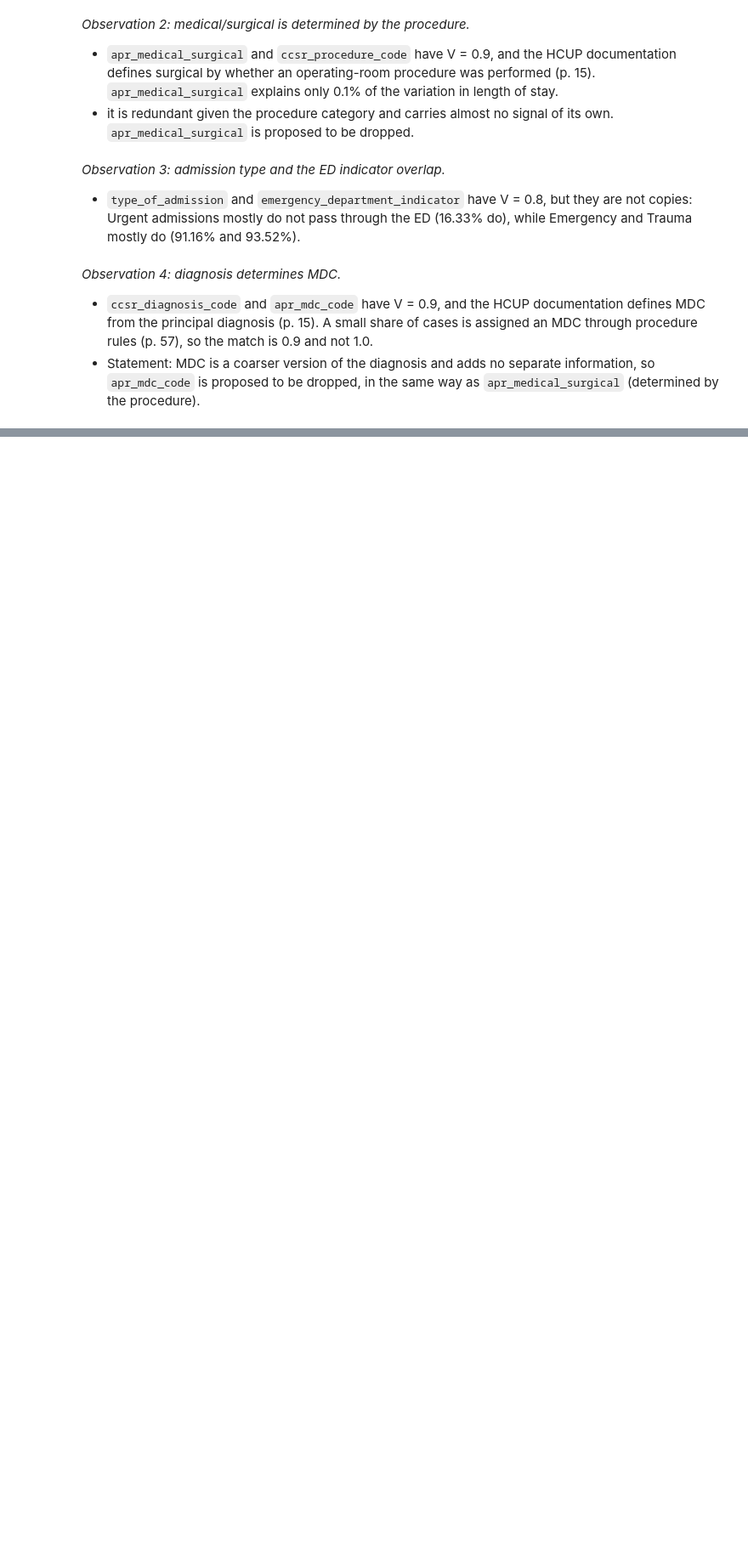
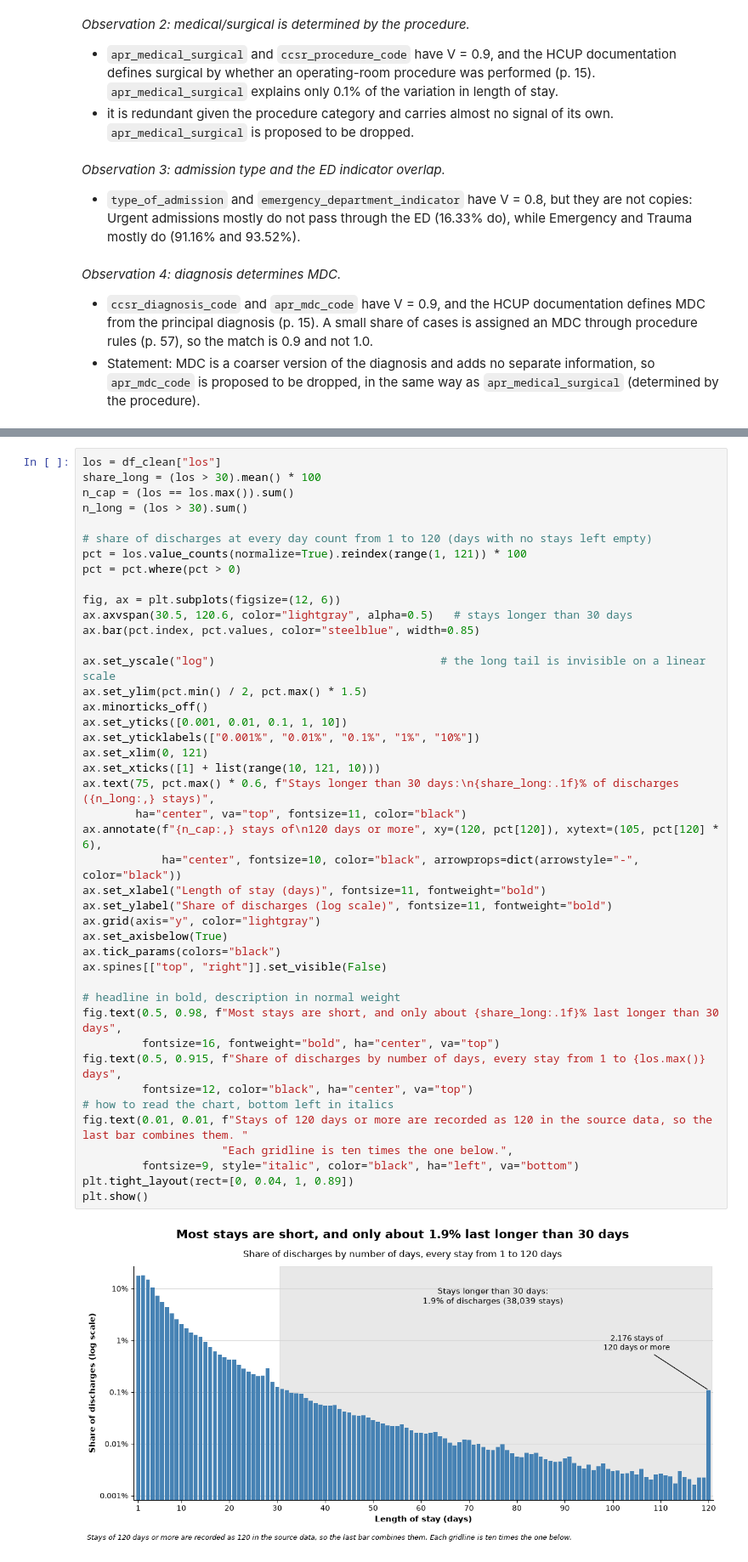
Before and after one commit to suehuynh/hospital-stay-forecast, a Jupyter notebook: src/eda_cleaning_tmp.ipynb, the cells around one changed output, grey strips where cells are left out. Shown at 85% size. Drawn from its saved outputs; the diff is of its cells as text; blank space fills up the shorter version.

```diff
--- a/src/eda_cleaning.ipynb
+++ b/src/eda_cleaning_tmp.ipynb
@@ -1235,0 +1288,45 @@ plt.show()
+# %%
+los = df_clean["los"]
+share_long = (los > 30).mean() * 100
+n_cap = (los == los.max()).sum()
+n_long = (los > 30).sum()
+
+# share of discharges at every day count from 1 to 120 (days with no stays left empty)
+pct = los.value_counts(normalize=True).reindex(range(1, 121)) * 100
+pct = pct.where(pct > 0)
+
+fig, ax = plt.subplots(figsize=(12, 6))
+ax.axvspan(30.5, 120.6, color="lightgray", alpha=0.5)   # stays longer than 30 days
+ax.bar(pct.index, pct.values, color="steelblue", width=0.85)
+
+ax.set_yscale("log")                                  # the long tail is invisible on a linear scale
+ax.set_ylim(pct.min() / 2, pct.max() * 1.5)
+ax.minorticks_off()
+ax.set_yticks([0.001, 0.01, 0.1, 1, 10])
+ax.set_yticklabels(["0.001%", "0.01%", "0.1%", "1%", "10%"])
+ax.set_xlim(0, 121)
+ax.set_xticks([1] + list(range(10, 121, 10)))
+ax.text(75, pct.max() * 0.6, f"Stays longer than 30 days:\n{share_long:.1f}% of discharges ({n_long:,} stays)",
+        ha="center", va="top", fontsize=11, color="black")
+ax.annotate(f"{n_cap:,} stays of\n120 days or more", xy=(120, pct[120]), xytext=(105, pct[120] * 6),
+            ha="center", fontsize=10, color="black", arrowprops=dict(arrowstyle="-", color="black"))
+ax.set_xlabel("Length of stay (days)", fontsize=11, fontweight="bold")
+ax.set_ylabel("Share of discharges (log scale)", fontsize=11, fontweight="bold")
+ax.grid(axis="y", color="lightgray")
+ax.set_axisbelow(True)
+ax.tick_params(colors="black")
+ax.spines[["top", "right"]].set_visible(False)
+
+# headline in bold, description in normal weight
+fig.text(0.5, 0.98, f"Most stays are short, and only about {share_long:.1f}% last longer than 30 days",
+         fontsize=16, fontweight="bold", ha="center", va="top")
+fig.text(0.5, 0.915, f"Share of discharges by number of days, every stay from 1 to {los.max()} days",
+         fontsize=12, color="black", ha="center", va="top")
+# how to read the chart, bottom left in italics
+fig.text(0.01, 0.01, f"Stays of 120 days or more are recorded as 120 in the source data, so the last bar combines them. "
+                     "Each gridline is ten times the one below.",
+         fontsize=9, style="italic", color="black", ha="left", va="bottom")
+plt.tight_layout(rect=[0, 0.04, 1, 0.89])
+plt.show()
+# %% [output]
+[figure, added]
```
Also changed, not shown: parts of 12 cells of this notebook, 9 other files.
